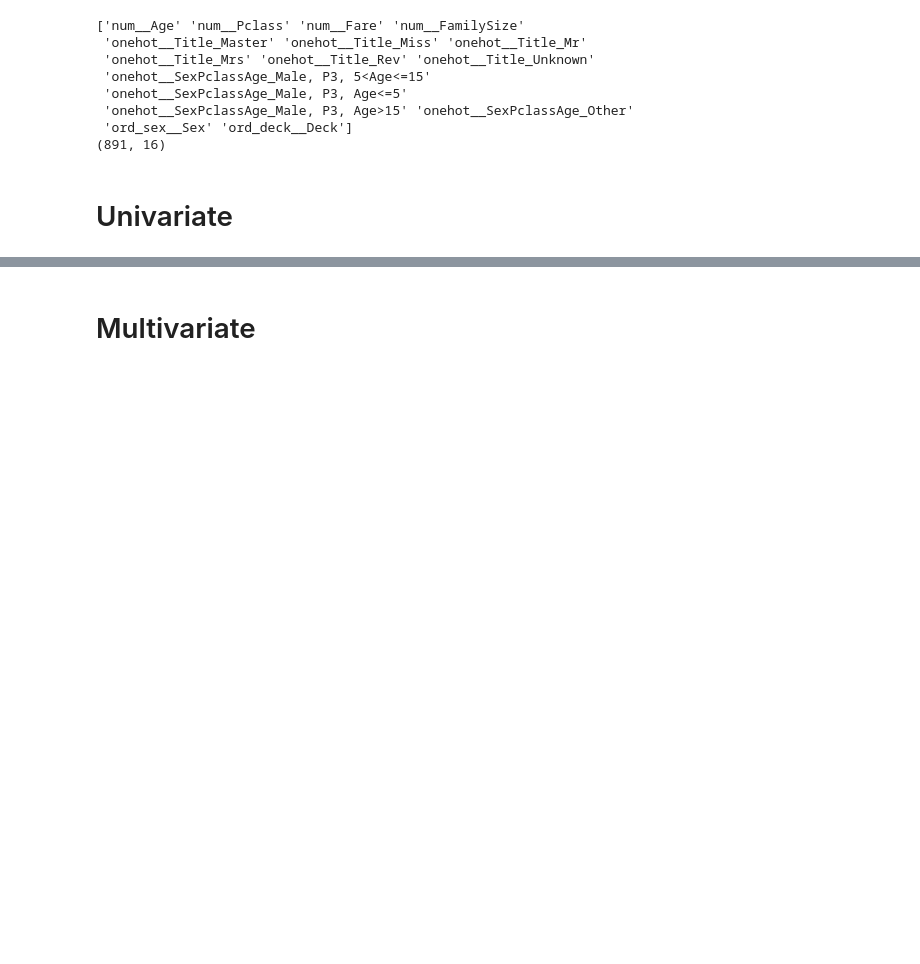
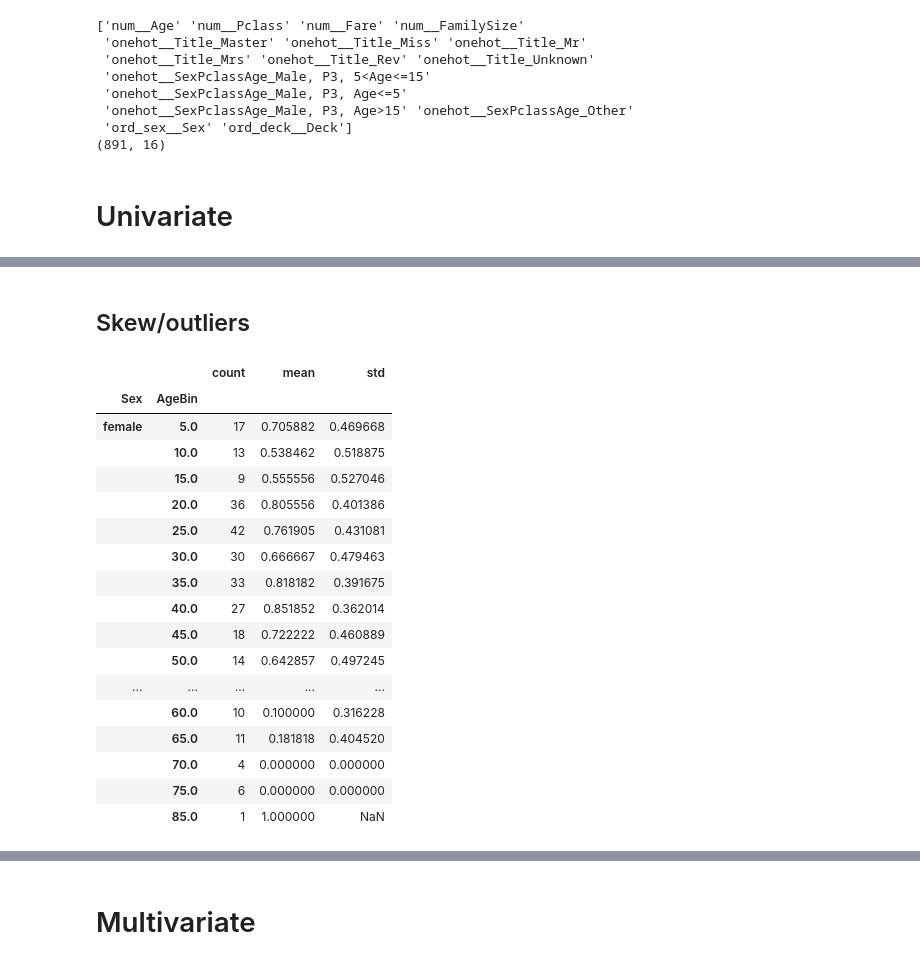
Before and after one commit to rfdspeng/ml_ai_portfolio, a Jupyter notebook: titanic/titanic.ipynb, the cells around one changed output, grey strips where cells are left out. Drawn from its saved outputs; the diff is of its cells as text; code cells hidden in the pictures; blank space fills up the shorter version.

```diff
--- a/titanic/titanic.ipynb
+++ b/titanic/titanic.ipynb
@@ -154,0 +178,23 @@ g = sns.catplot(df_out, x="Embarked", y="Survived", kind="bar", order=df_out.Emb
+# %% [markdown]
+## Skew/outliers
+# %%
+df_out.groupby(["Sex", "AgeBin"], observed=True).Survived.agg(["count", "mean", "std"])
+# %% [output]
+|  |  | count | mean | std |
+| Sex | AgeBin |  |  |  |
+| female | 5.0 | 17 | 0.705882 | 0.469668 |
+|  | 10.0 | 13 | 0.538462 | 0.518875 |
+|  | 15.0 | 9 | 0.555556 | 0.527046 |
+|  | 20.0 | 36 | 0.805556 | 0.401386 |
+|  | 25.0 | 42 | 0.761905 | 0.431081 |
+|  | 30.0 | 30 | 0.666667 | 0.479463 |
+|  | 35.0 | 33 | 0.818182 | 0.391675 |
+|  | 40.0 | 27 | 0.851852 | 0.362014 |
+|  | 45.0 | 18 | 0.722222 | 0.460889 |
+|  | 50.0 | 14 | 0.642857 | 0.497245 |
+| ... | ... | ... | ... | ... |
+|  | 60.0 | 10 | 0.100000 | 0.316228 |
+|  | 65.0 | 11 | 0.181818 | 0.404520 |
+|  | 70.0 | 4 | 0.000000 | 0.000000 |
+|  | 75.0 | 6 | 0.000000 | 0.000000 |
+|  | 85.0 | 1 | 1.000000 | NaN |
```
Also changed, not shown: parts of 5 cells of this notebook.
